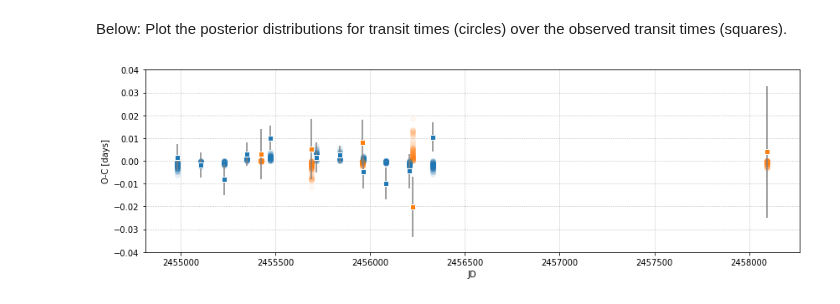
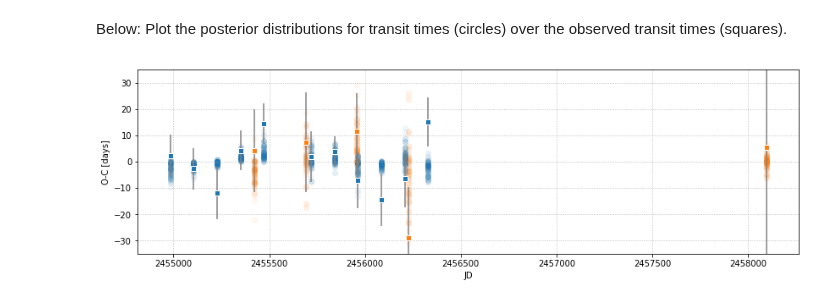
Before and after one commit to bmorris3/libra, a Jupyter notebook: notebooks/ttvfast_fit.ipynb, the cells around one changed output. Saved outputs shown, nothing was run; the diff lists cells and outputs as text; code cells hidden in the pictures.

```diff
--- a/notebooks/ttvfast_fit.ipynb
+++ b/notebooks/ttvfast_fit.ipynb
@@ -15,4 +15,11 @@ period_e_init = 122.3874
 # phase = 360 * (midtransit_f - midtransit_e)/period_e % 1
 
 mass_e_init = 4.45356410231 * float(M_earth/M_sun) # Forecaster + Gaia (Berger 2018, Chen+ 2017)
-mass_f_init = 3.33116078749 * float(M_earth/M_sun) # Forecaster + Gaia (Berger 2018, Chen+ 2017)
+mass_f_init = 3.26277846782 * float(M_earth/M_sun) # Forecaster + Gaia (Berger 2018, Chen+ 2017)
+
+
+em, eu, el = 4.45356410231 * float(M_earth/M_sun), 3.18331500837 * float(M_earth/M_sun), 1.68965648037 * float(M_earth/M_sun)
+fm, fu, fl = 3.26277846782 * float(M_earth/M_sun), 2.10481702794 * float(M_earth/M_sun), 1.15211292891 * float(M_earth/M_sun)
+
+mass_e_init_err = np.max([eu, el])
+mass_f_init_err = np.max([fu, fl])
@@ -21,4 +26,6 @@ observed_timing = np.loadtxt("../libra/data/timing_k62_Kep_HST.txt", delimiter='
 # %%
+
+observed_timing = np.loadtxt("../libra/data/ttvs/timing_k62_Kep_HST.txt", delimiter=',')
 timing_e = observed_timing[observed_timing[:, 0] == 1][:, -3:]
 timing_f = observed_timing[observed_timing[:, 0] == 2][:, -3:]
 
@@ -47,14 +54,14 @@ Build a sample model to check that residuals are small:
 # %% [output]
 128.33075376874552
 # %%
-phase = 360 * (((times_e.min() - times_f.min())/period_f) % 1 )
+phase = 360 * (((times_e.min() - times_f.min())/period_f_init) % 1 )
 print(phase)
 
 e = Planet(mass=mass_e_init, period=period_e_init, eccentricity=0, inclination=89.98,
            longnode=90, argument=90, mean_anomaly=0)
 f = Planet(mass=mass_f_init, period=period_f_init, eccentricity=0, inclination=89.90,
            longnode=90, argument=90, mean_anomaly=phase)
-result = ttvfast(planets=[e, f], stellar_mass=0.69, time=times_e.min(), dt=period_e/50, total=times_e.min()+5000)
+result = ttvfast(planets=[e, f], stellar_mass=0.69, time=times_e.min(), dt=period_e_init/50, total=times_e.min()+5000)
 planet_ind, epoch, times, rsky, vsky = [np.array(i) for i in result['positions']]
 condition = (times != -2)
 planet_ind, epoch, times, rsky, vsky = [i[condition] for i in [planet_ind, epoch, times, rsky, vsky]]
@@ -97,0 +109,7 @@ fit the transit times using `TTVFast`
+# %%
+ecc_e = 0
+ecc_f = 0
+rh_e = a_e * (1-ecc_e) * (mass_e_init/3)**(1/3)
+rh_f = a_f * (1-ecc_f) * (mass_f_init/3)**(1/3)
+
+rh_e/a_e, rh_f/a_f
@@ -152,40 +201,43 @@ Below: Plot the posterior distributions for transit times (circles) over the obs
 # %%
 linear_ephem_e = np.polyval(np.polyfit(epochs_e, times_e, 1), epochs_e)
 linear_ephem_f = np.polyval(np.polyfit(epochs_f, times_f, 1), epochs_f)
 
 plt.figure(figsize=(14, 4))
-plt.errorbar(times_e, times_e - linear_ephem_e, errs_e, fmt='s', mec='w', ecolor='gray', color='C0')
-plt.errorbar(times_f, times_f - linear_ephem_f, errs_f, fmt='s', mec='w', ecolor='gray', color='C1')
+plt.errorbar(times_e, 24*60*(times_e - linear_ephem_e), 24*60*errs_e, fmt='s', mec='w', ecolor='gray', color='C0')
+plt.errorbar(times_f, 24*60*(times_f - linear_ephem_f), 24*60*errs_f, fmt='s', mec='w', ecolor='gray', color='C1')
 
 for i in range(100):
     random_step = np.random.randint(sampler.flatchain.shape[0])
-    mass_e, mass_f, period_e, period_f, lam_e, lam_f = sampler.flatchain[random_step, :]
 
-    e = Planet(mass=mass_e, period=period_e, eccentricity=0, inclination=89.98,
-               longnode=90, argument=90, mean_anomaly=lam_e)
-    f = Planet(mass=mass_f, period=period_f, eccentricity=0, inclination=89.90,
-               longnode=90, argument=90, mean_anomaly=lam_f)
+# for i in range(1):
+#     random_step = np.argmax(sampler.flatlnprobability)
+    mass_e, mass_f, period_e, period_f, lam_e, lam_f, ecc_e, ecc_f, w_e, w_f = sampler.flatchain[random_step, :]
+
+    e = Planet(mass=mass_e, period=period_e, eccentricity=ecc_e, inclination=89.98,
+               longnode=90, argument=w_e, mean_anomaly=lam_e)
+    f = Planet(mass=mass_f, period=period_f, eccentricity=ecc_f, inclination=89.90,
+               longnode=90, argument=w_f, mean_anomaly=lam_f)
     result = ttvfast(planets=[e, f], stellar_mass=0.69, time=times_e.min()-0.01, dt=period_e/50, total=times_e.min()+5000)
     planet_ind, epoch, times, rsky, vsky = [np.array(i) for i in result['positions']]
     ignore_condition = (times != -2)
     planet_ind, epoch, times, rsky, vsky = [i[ignore_condition] for i in [planet_ind, epoch, times, rsky, vsky]]
 
     indices_e = (planet_ind == 0) & np.in1d(epoch, epochs_e)
     indices_f = (planet_ind == 1) & np.in1d(epoch, epochs_f + 1)
     epoch_e = epoch[indices_e]
     epoch_f = epoch[indices_f]
     model_times_e = times[indices_e]
     model_times_f = times[indices_f]
 
     model_linear_ephem_e = np.polyval(np.polyfit(epoch_e, model_times_e, 1), epoch_e)
     model_linear_ephem_f = np.polyval(np.polyfit(epoch_f, model_times_f, 1), epoch_f)
 
-    plt.scatter(model_times_e, model_times_e - model_linear_ephem_e, alpha=0.05, color='C0')
-    plt.scatter(model_times_f, model_times_f - model_linear_ephem_f, alpha=0.05, color='C1')
+    plt.scatter(model_times_e, 24*60*(model_times_e - model_linear_ephem_e), alpha=0.05, color='C0')
+    plt.scatter(model_times_f, 24*60*(model_times_f - model_linear_ephem_f), alpha=0.05, color='C1')
 plt.xlabel('JD')
 plt.ylabel('O-C [days]')
-plt.ylim([-0.04, 0.04])
+plt.ylim([-35, 35])
 plt.grid(ls=":")
 plt.savefig('o-c.png', bbox_inches='tight', dpi=200)
 # %% [output]
-[figure, old version]
+[figure, new version]
```
Also changed, not shown: parts of 10 cells of this notebook.
